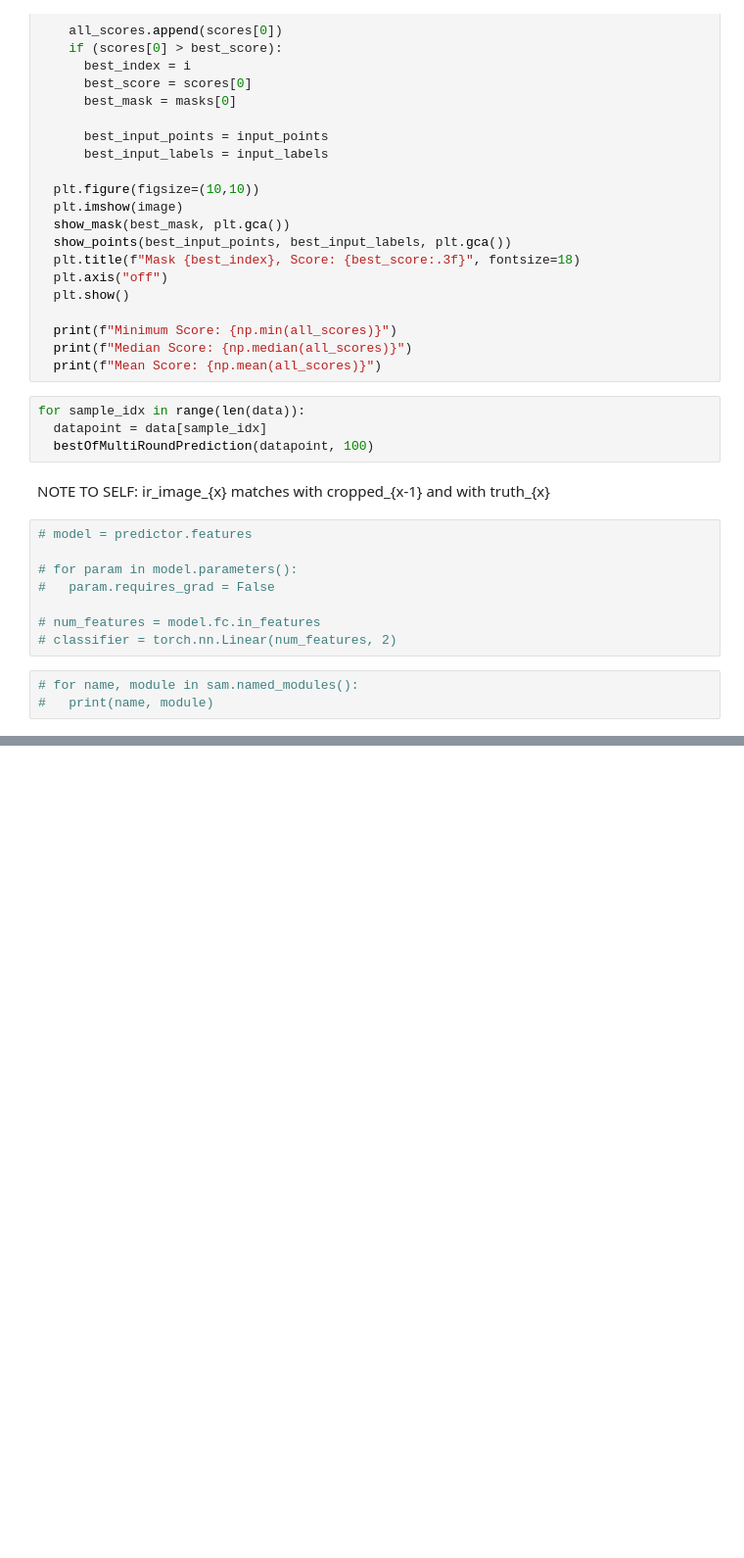
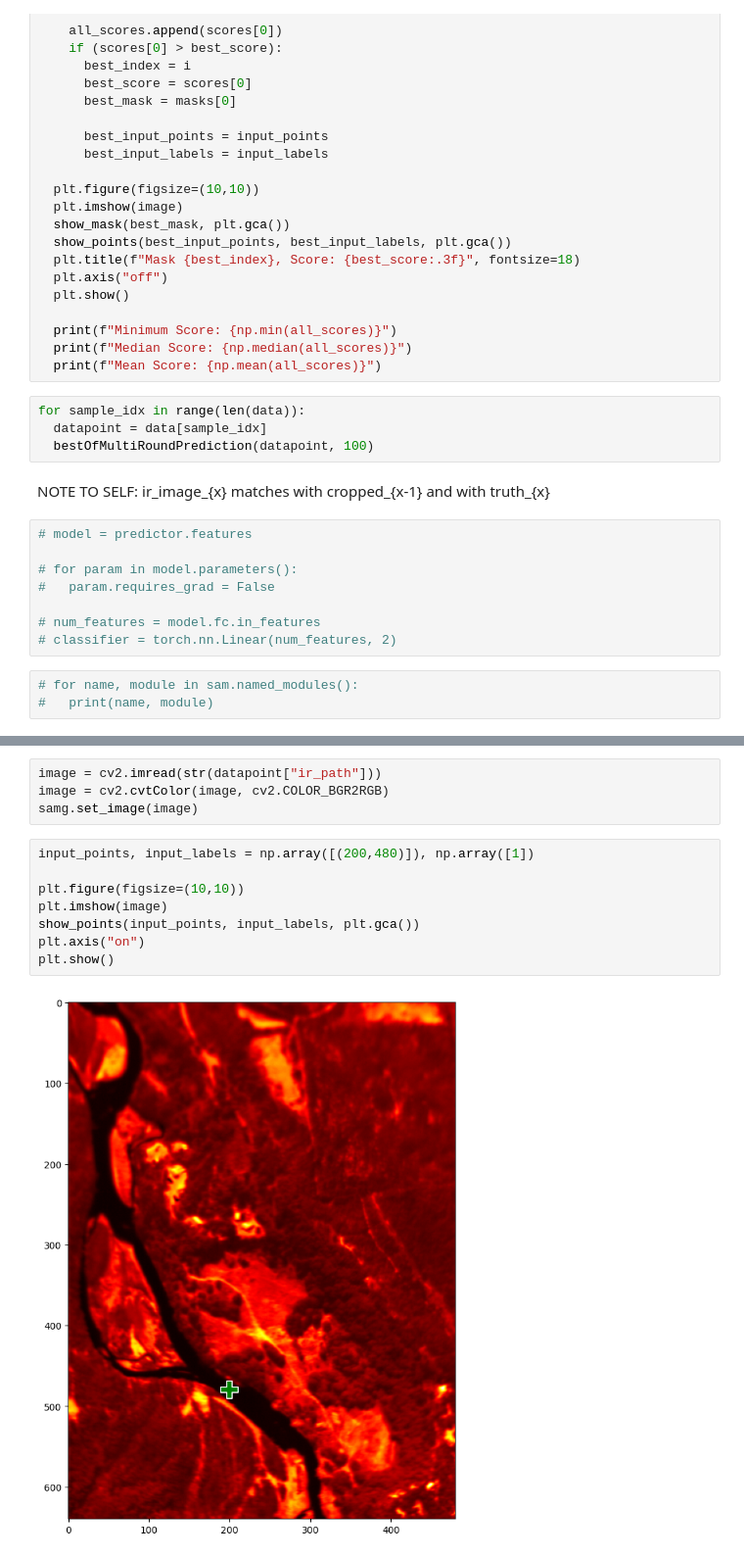
Before and after one commit to StefanTodoran/elwha-segmentation, a Jupyter notebook: book/chapters/masking.ipynb, the cells around one changed output, grey strips where cells are left out. Shown at 98% size. Drawn from its saved outputs; the diff is of its cells as text; blank space fills up the shorter version.

```diff
--- a/book/chapters/masking.ipynb
+++ b/book/chapters/masking.ipynb
@@ -452,0 +477,14 @@ ir_image_{x} matches with cropped_{x-1} and with truth_{x}
+# %%
+image = cv2.imread(str(datapoint["ir_path"]))
+image = cv2.cvtColor(image, cv2.COLOR_BGR2RGB)
+samg.set_image(image)
+# %%
+input_points, input_labels = np.array([(200,480)]), np.array([1])
+
+plt.figure(figsize=(10,10))
+plt.imshow(image)
+show_points(input_points, input_labels, plt.gca())
+plt.axis("on")
+plt.show()
+# %% [output]
+[figure, added]
```
Also changed, not shown: parts of 7 cells of this notebook, 1 other file.
